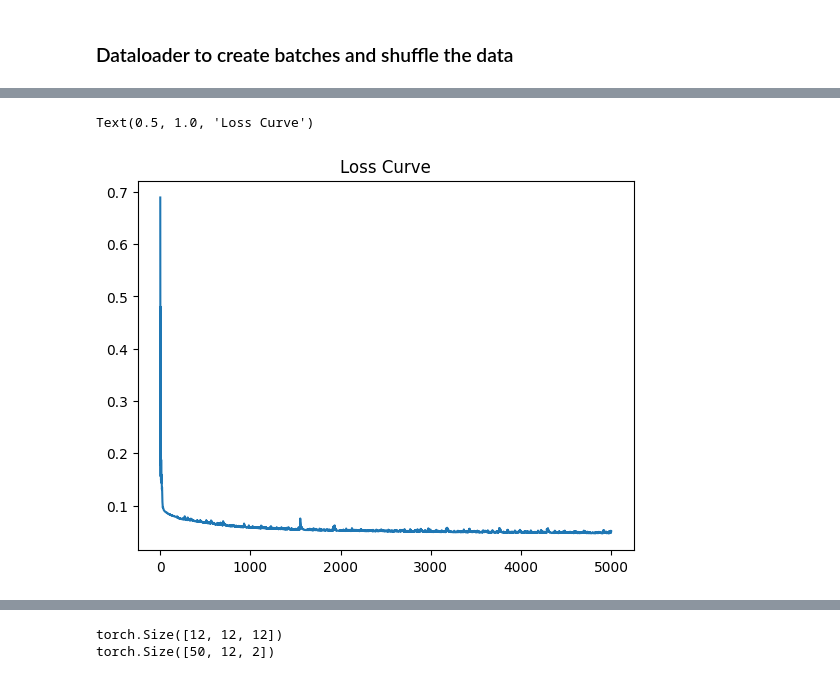
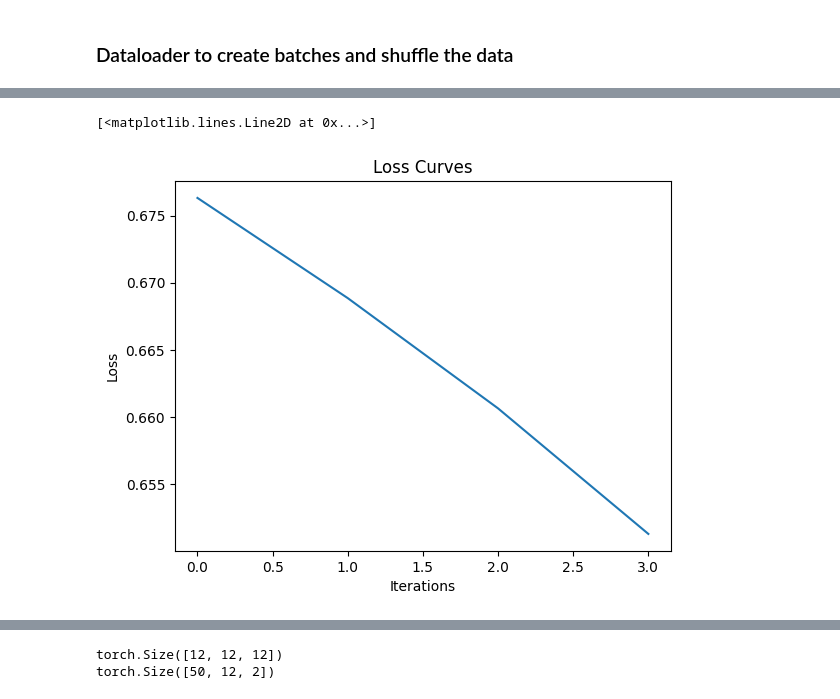
Before and after one commit to samuel-renaud/stock_pattern_AI, a Jupyter notebook: candle_vae.ipynb, the cells around one changed output, grey strips where cells are left out. Cells and saved outputs as stored; diff of their text form; code cells hidden in the pictures.

```diff
--- a/candle_vae.ipynb
+++ b/candle_vae.ipynb
@@ -1,16 +1,26 @@
 # %% [markdown]
 <H3> In this notebooke we actually create the VAE and train on the stock chart images
 # %%
+import VAE_model
 import torch
 import torch.nn as nn
 import numpy as np
 import matplotlib.pyplot as plt
 from torch.optim.lr_scheduler import StepLR
+import glob
+import os
+from utils import *
 
-data_input_dir='dataset//'
-image_count = 100
+data_input_dir = '\\dataset'
+image_count = 500
+
+image_list=[]
+for idx, image in enumerate(glob.glob(pathname=os.getcwd()+data_input_dir+'\\*.npy')):
+    if idx==image_count:
+        break
+    image_list.append(np.load(image))
+dataset = torch.tensor(np.asarray(image_list), dtype=torch.float)
 
 #load image_count images as np arrays and convert to torch tensor
-dataset = torch.tensor(np.asarray([np.load(data_input_dir+'0-'+str(i)+'.npy') for i in range(image_count)]),dtype=torch.float)
 print(dataset.shape)
 # %% [output]
@@ -69,3 +30,11 @@ class AE(torch.nn.Module):
+# %%
+batch_size=100
+test, train = torch.utils.data.random_split(dataset, [0.2,0.8])
+
+train_sampler= torch.utils.data.RandomSampler(train)
+train_dataloader = torch.utils.data.DataLoader(train, batch_size=batch_size, sampler=train_sampler)
+test_sampler= torch.utils.data.RandomSampler(test)
+test_dataloader = torch.utils.data.DataLoader(test, batch_size=batch_size, sampler=test_sampler)
 # %%
 torch.cuda.empty_cache()
 # Define the loss function and optimizer
@@ -113,10 +64,8 @@ Epoch [5000/10], Loss: 0.0507
-# %%
-import matplotlib.pyplot as plt
-plt.plot(loss_list)
-plt.title('Loss Curve')
-# %% [output]
-Text(0.5, 1.0, 'Loss Curve')
-[figure, removed]
+# %%
+loss_plot(loss_list)
+# %% [output]
+[<matplotlib.lines.Line2D at 0x...>]
+[figure, added]
 # %%
 torch.max(output[0])
 # %% [output]
```
Also changed, not shown: parts of 15 cells of this notebook, 3 other files.
